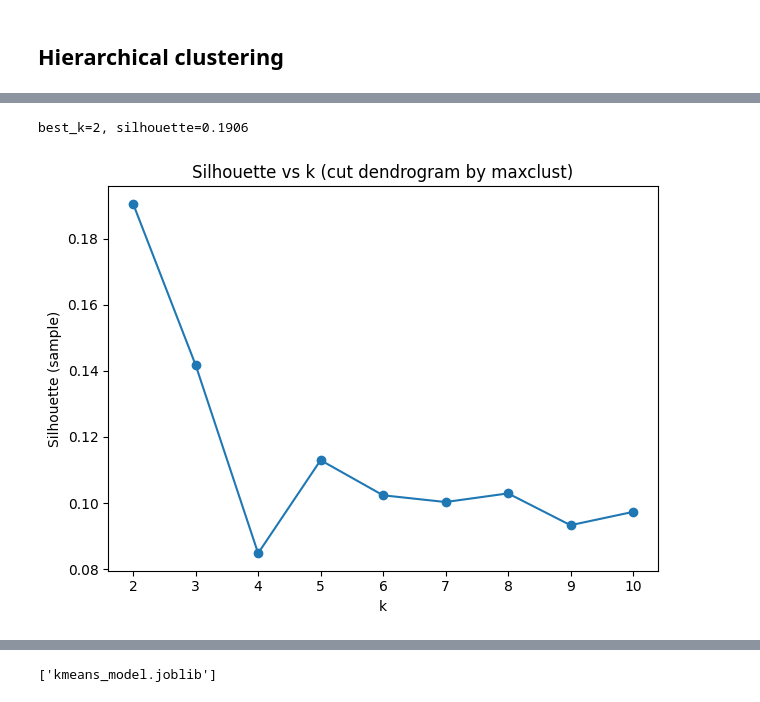
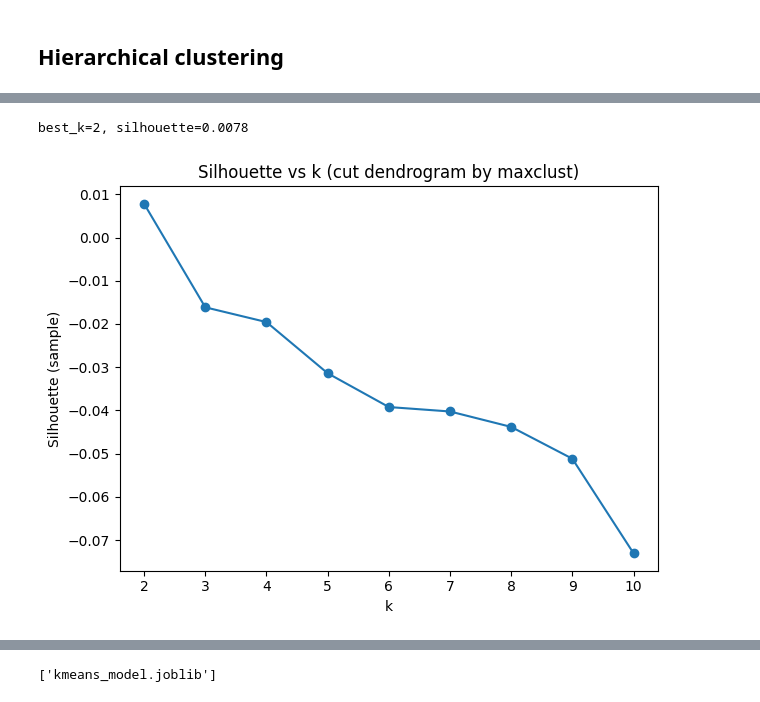
Before and after one commit to Project-cu-i-k/final_project_group4, a Jupyter notebook: python_project.ipynb, the cells around one changed output, grey strips where cells are left out. Drawn from its saved outputs; the diff is of its cells as text; code cells hidden in the pictures.

```diff
--- a/python_project.ipynb
+++ b/python_project.ipynb
@@ -495,0 +354,21 @@ plt.show()
+# %%
+df = vietnam_housing_clean.copy()
+if 'Access Road' in df.columns and 'Access_Road' not in df.columns:
+    df = df.rename(columns={'Access Road':'Access_Road'})
+if 'Access Road' in df.columns and 'Access_Road' not in df.columns:
+    df.rename(columns={'Access Road':'Access_Road'}, inplace=True)
+
+feat = ['Area','Access_Road','Frontage','Bedrooms','Bathrooms','Price',
+        'House_direction_sin','House_direction_cos',
+        'Balcony_direction_sin','Balcony_direction_cos']
+feat = [c for c in feat if c in df.columns]  # chỉ giữ cột có thật
+X = df[feat].copy()
+# %%
+k = max(5, 2*X.shape[1])  # rule of thumb
+nbrs = NearestNeighbors(n_neighbors=k).fit(X)
+dist, _ = nbrs.kneighbors(X)
+kdist = np.sort(dist[:, -1])
+
+plt.figure(figsize=(7,4))
+plt.plot(kdist); plt.title(f'k-distance plot (k={k})')
+plt.xlabel('Điểm (sorted)'); plt.ylabel('Khoảng cách k-th'); plt.show()
@@ -504,3 +420,14 @@ from sklearn.metrics import silhouette_score
 from sklearn.cluster import AgglomerativeClustering
 from scipy.cluster.hierarchy import linkage, dendrogram
 import matplotlib.pyplot as pl
+# %%
+from scipy.cluster.hierarchy import linkage, dendrogram, fcluster
+from sklearn.datasets import make_blobs
+import matplotlib.pyplot as plt
+%matplotlib inline
+# Generate a random cluster dataset to experiment on.
+# X = coordinate points, y = cluster labels (not needed)
+X, y = make_blobs(n_samples=1000, centers=8, n_features=2,
+random_state=800)
+plt.scatter(X[:,0], X[:,1])
+plt.show()
@@ -507,10 +448,10 @@ import matplotlib.pyplot as pl
 # %%
 # select numeric columns only (or list the feature column names you want)
-numeric_cols = vietnam_housing_scaled.select_dtypes(include=[np.number]).columns.tolist()
-X_hier = vietnam_housing_scaled[numeric_cols].dropna()
+numeric_cols = vietnam_housing_clean.select_dtypes(include=[np.number]).columns.tolist()
+X_hier = vietnam_housing_clean[numeric_cols].dropna()
 
 if X_hier.shape[0] < 2 or X_hier.shape[1] < 1:
-    raise ValueError("Not enough numeric rows/columns for hierarchical clustering. Check vietnam_housing_scaled.")
+    raise ValueError("Not enough numeric rows/columns for hierarchical clustering. Check vietnam_housing_clean.")
 
 # convert to numpy array (float) for linkage
 X_vals = X_hier.values.astype(float)
@@ -544,20 +485,21 @@ plt.show()
 # %%
 Z = complete_clustering
+X_hier = X
+n = len(X_hier)
 idx = np.random.default_rng(42).choice(n, size=min(2000, n), replace=False)
-X_s = X_hier.to_numpy()[idx]
-
+X_s = X_hier[idx]
 k_grid = range(2, 11)
 sil_scores = [silhouette_score(X_s, fcluster(Z, t=k, criterion="maxclust")[idx]) for k in k_grid]
 best_k = list(k_grid)[int(np.nanargmax(sil_scores))]
 
 print(f"best_k={best_k}, silhouette={np.nanmax(sil_scores):.4f}")
 plt.plot(list(k_grid), sil_scores, marker="o")
 plt.xlabel("k"); plt.ylabel("Silhouette (sample)")
 plt.title("Silhouette vs k (cut dendrogram by maxclust)")
 plt.tight_layout(); plt.show()
 # %% [output]
-best_k=2, silhouette=0.1906
+best_k=2, silhouette=0.0078
-[figure, old version]
+[figure, new version]
 # %%
 # GÁN NHẪN CỤM CHO TOÀN BỘ DỮ LIỆU VỚI best_k ---
 labels = fcluster(Z, t=best_k, criterion="maxclust")  # 1..best_k
```
Also changed, not shown: parts of 45 cells of this notebook, 1 other file.
